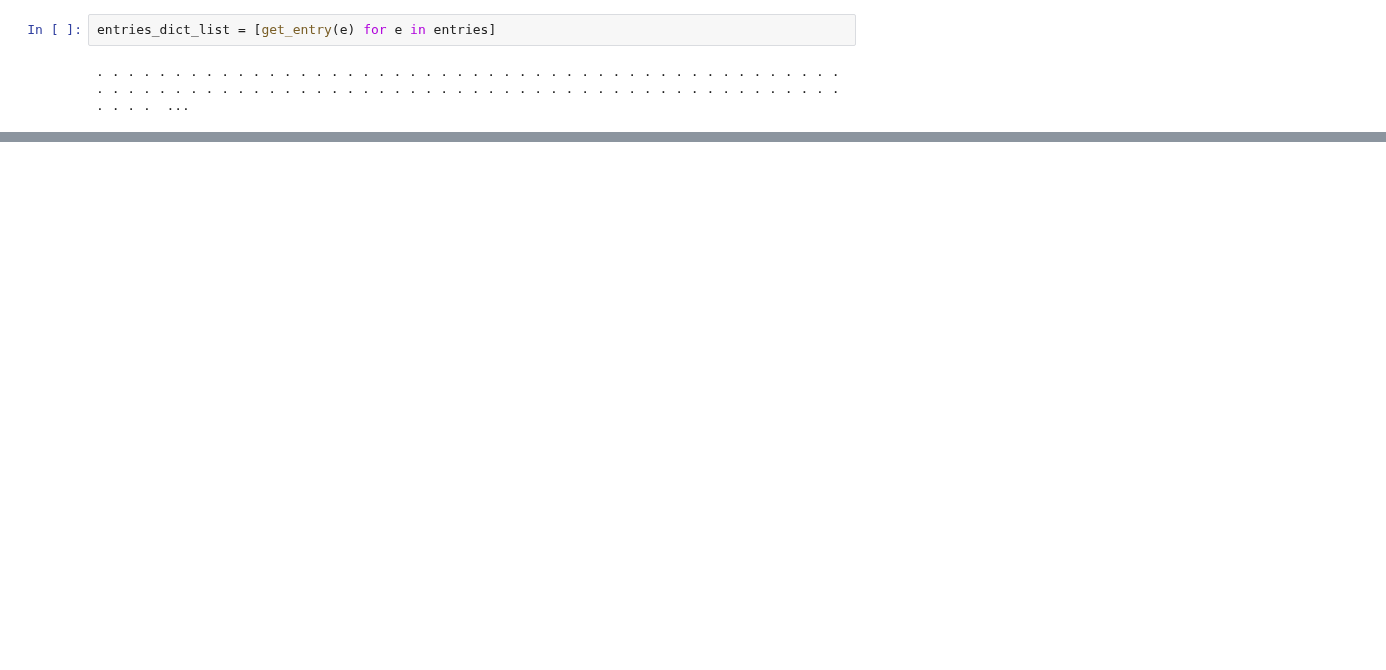
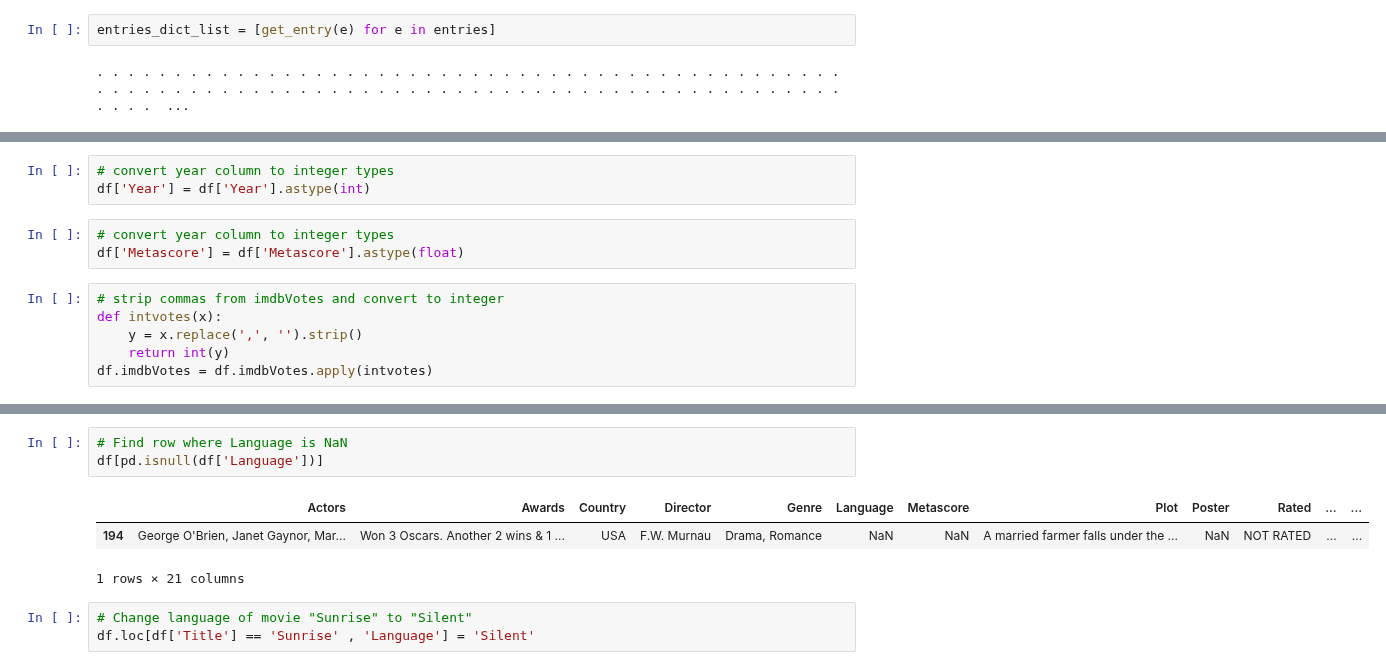
Before and after one commit to AndrewJeong89/GA-DSI, a Jupyter notebook: projects/projects-weekly/project-06/IMDB RATING.ipynb, the cells around one changed output, grey strips where cells are left out. Cells and saved outputs as stored; diff of their text form; blank space fills up the shorter version.

```diff
--- a/projects/projects-weekly/project-06/IMDB RATING.ipynb
+++ b/projects/projects-weekly/project-06/IMDB RATING.ipynb
@@ -83,0 +134,12 @@ array([u'Won 3 Oscars. Another 87 wins & 131 nominations.',
+# %%
+# convert year column to integer types
+df['Year'] = df['Year'].astype(int)
+# %%
+# convert year column to integer types
+df['Metascore'] = df['Metascore'].astype(float)
+# %%
+# strip commas from imdbVotes and convert to integer
+def intvotes(x):
+    y = x.replace(',', '').strip()
+    return int(y)
+df.imdbVotes = df.imdbVotes.apply(intvotes)
@@ -83,0 +190,10 @@ array([u'Won 3 Oscars. Another 87 wins & 131 nominations.',
+# %%
+# Find row where Language is NaN
+df[pd.isnull(df['Language'])]
+# %% [output]
+|  | Actors | Awards | Country | Director | Genre | Language | Metascore | Plot | Poster | Rated | ... | ... |
+| 194 | George O'Brien, Janet Gaynor, Mar... | Won 3 Oscars. Another 2 wins & 1 ... | USA | F.W. Murnau | Drama, Romance | NaN | NaN | A married farmer falls under the ... | NaN | NOT RATED | ... | ... |
+1 rows × 21 columns
+# %%
+# Change language of movie "Sunrise" to "Silent"
+df.loc[df['Title'] == 'Sunrise' , 'Language'] = 'Silent'
```
Also changed, not shown: parts of 30 cells of this notebook, 8 other files.
